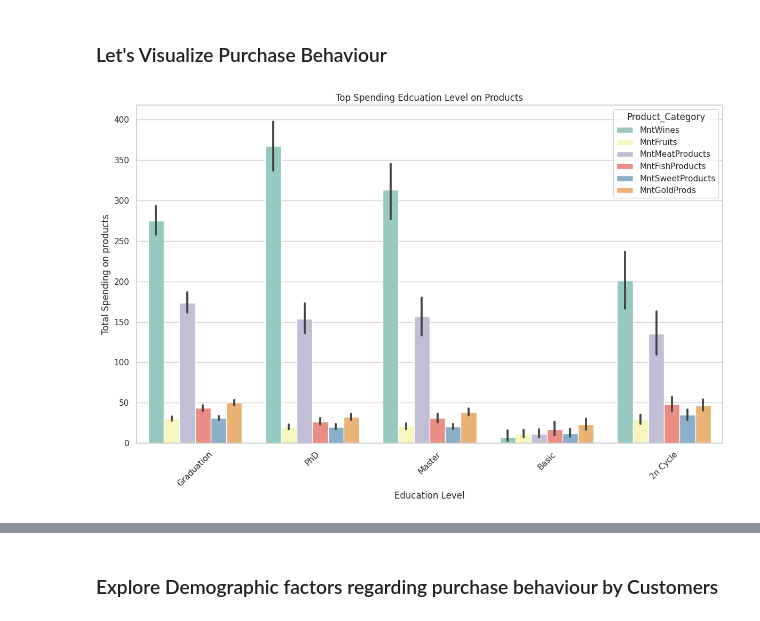
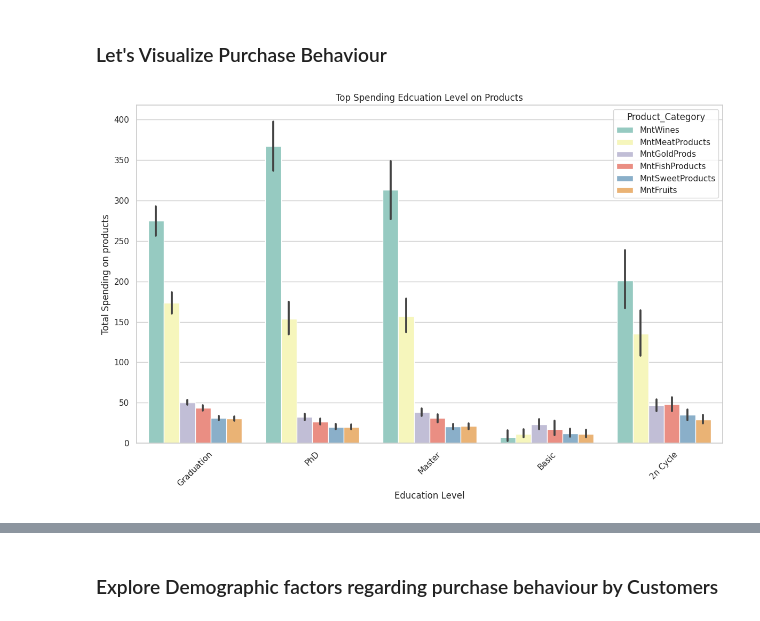
Before and after one commit to AhmedYousriSobhi/customer_segmentation, a Jupyter notebook: nb_workspace/_3_data_eda.ipynb, the cells around one changed output, grey strips where cells are left out. Saved outputs shown, nothing was run; the diff lists cells and outputs as text; code cells hidden in the pictures.

```diff
--- a/nb_workspace/_3_data_eda.ipynb
+++ b/nb_workspace/_3_data_eda.ipynb
@@ -123,17 +123,19 @@ Insights: The most common purchased products were [Wines, Meats]
 # %%
 # Bar plot of spending on wine
 features = df.columns[9:15].tolist()
 
 df_melted = pd.melt(df, id_vars='Education', value_vars=df.columns[9:15], var_name='Product_Category')
 
 plt.figure(figsize=(12, 8))
-sns.barplot(data=df_melted, x='Education', y='value', hue='Product_Category',palette='Set3')
+sns.barplot(data=df_melted, x='Education', y='value',
+            hue='Product_Category',palette='Set3',
+            hue_order=df_melted.groupby('Product_Category')['value'].sum().sort_values(ascending=False).index)
 plt.xlabel('Education Level')
 plt.ylabel(f'Total Spending on products')
 plt.title(f'Top Spending Edcuation Level on Products')
 plt.xticks(rotation=45)
 plt.tight_layout()
 plt.savefig(f'../report/plots/Top Spending Edcuation Level on Products.jpg')
 plt.show()
 # %% [output]
-[figure, old version]
+[figure, new version]
```
Also changed, not shown: parts of 2 cells of this notebook, 1 other file.
